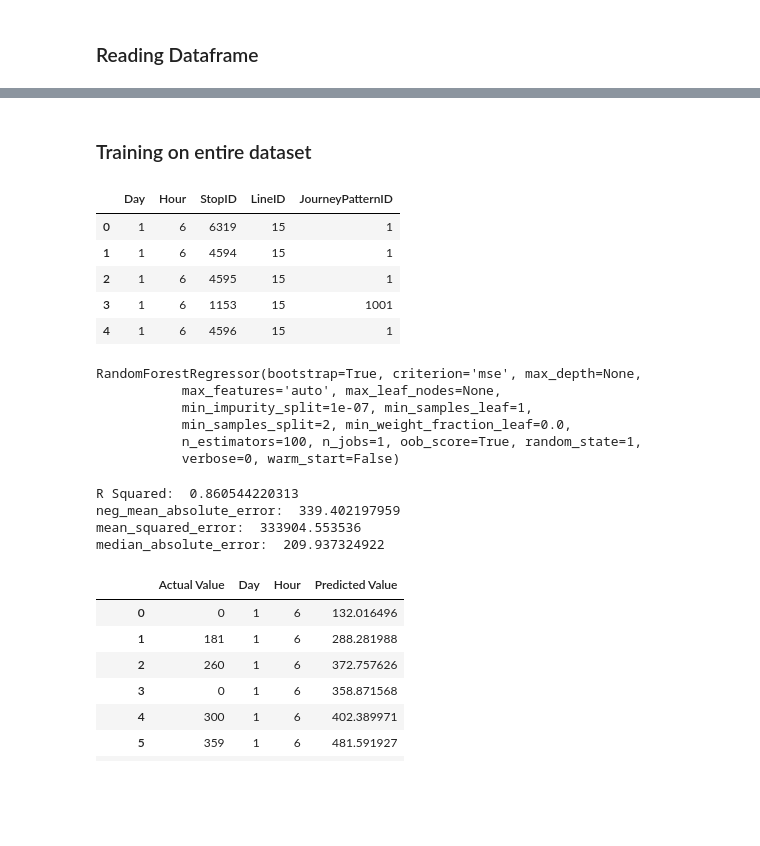
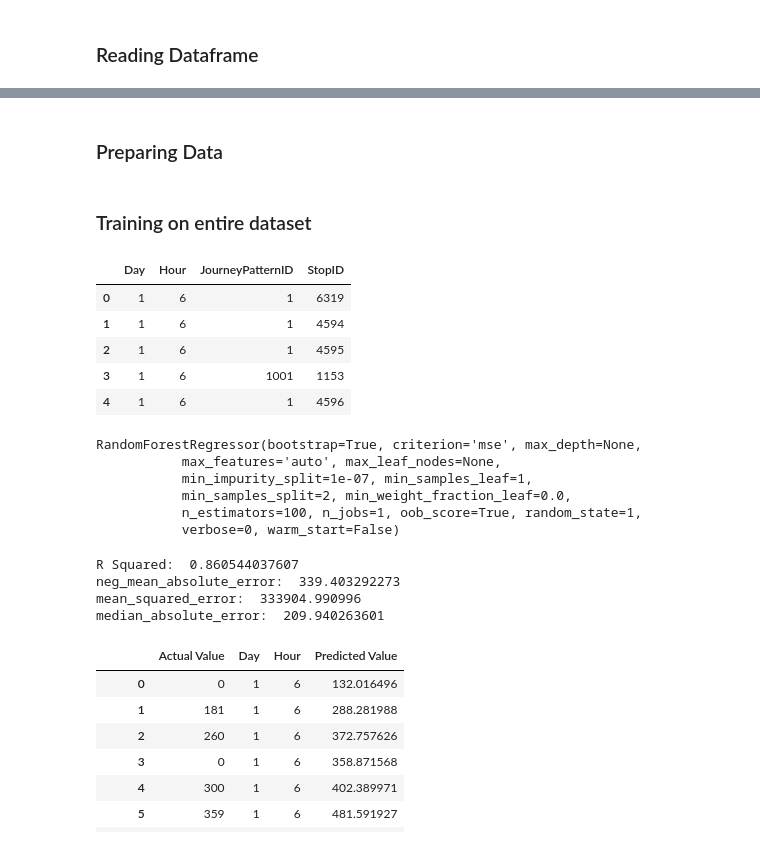
Before and after one commit to brokenloop/Research_practicum_2017, a Jupyter notebook: Data Analysis/Daniel/Random Forest Regression (line15, all JourneyPatternIDs).ipynb, the cells around one changed output, grey strips where cells are left out. Drawn from its saved outputs; the diff is of its cells as text; code cells hidden in the pictures; blank space fills up the shorter version.

```diff
--- a/Data Analysis/Daniel/Random Forest Regression (line15, all JourneyPatternIDs).ipynb
+++ b/Data Analysis/Daniel/Random Forest Regression (line15, all JourneyPatternIDs).ipynb
@@ -53,0 +56,2 @@ stop_6282
+# %% [markdown]
+### Preparing Data
@@ -56,19 +64,24 @@ stop_6282
 # %%
 # Setting up descriptive & target features
 
-features = ["Day", "Hour", "StopID", 'LineID', 'JourneyPatternID']
+features = ["Day", "Hour", "JourneyPatternID", "StopID",]# "JourneyPatternID"] #'LineID', 'JourneyPatternID']
+
+# converting to categories
+
+for feature in features:
+    df[feature] = df[feature].astype('category')
 
 X = pd.concat([df[features]], axis=1)
 y = df.Runtime
 
 X.head()
 # %% [output]
-|  | Day | Hour | StopID | LineID | JourneyPatternID |
-| 0 | 1 | 6 | 6319 | 15 | 1 |
-| 1 | 1 | 6 | 4594 | 15 | 1 |
-| 2 | 1 | 6 | 4595 | 15 | 1 |
-| 3 | 1 | 6 | 1153 | 15 | 1001 |
-| 4 | 1 | 6 | 4596 | 15 | 1 |
+|  | Day | Hour | JourneyPatternID | StopID |
+| 0 | 1 | 6 | 1 | 6319 |
+| 1 | 1 | 6 | 1 | 4594 |
+| 2 | 1 | 6 | 1 | 4595 |
+| 3 | 1 | 6 | 1001 | 1153 |
+| 4 | 1 | 6 | 1 | 4596 |
 # %%
 rfc = RandomForestRegressor(n_estimators=100, max_features='auto', oob_score=True, random_state=1)
 # %%
@@ -92,10 +105,10 @@ print("neg_mean_absolute_error: ", metrics.mean_absolute_error(y, rfc_prediction
 print("mean_squared_error: ", metrics.mean_squared_error(y, rfc_predictions))
 print("median_absolute_error: ", metrics.median_absolute_error(y, rfc_predictions))
 # %% [output]
-R Squared:  0.860544220313
-neg_mean_absolute_error:  339.402197959
-mean_squared_error:  333904.553536
-median_absolute_error:  209.937324922
+R Squared:  0.860544037607
+neg_mean_absolute_error:  339.403292273
+mean_squared_error:  333904.990996
+median_absolute_error:  209.940263601
 # %%
 true_v_pred = pd.DataFrame({'Actual Value': y, 'Predicted Value': rfc_predictions, 'Hour': df.Hour, 'Day': df.Day})
 true_v_pred
```
Also changed, not shown: parts of 19 cells of this notebook, 2 other files.
